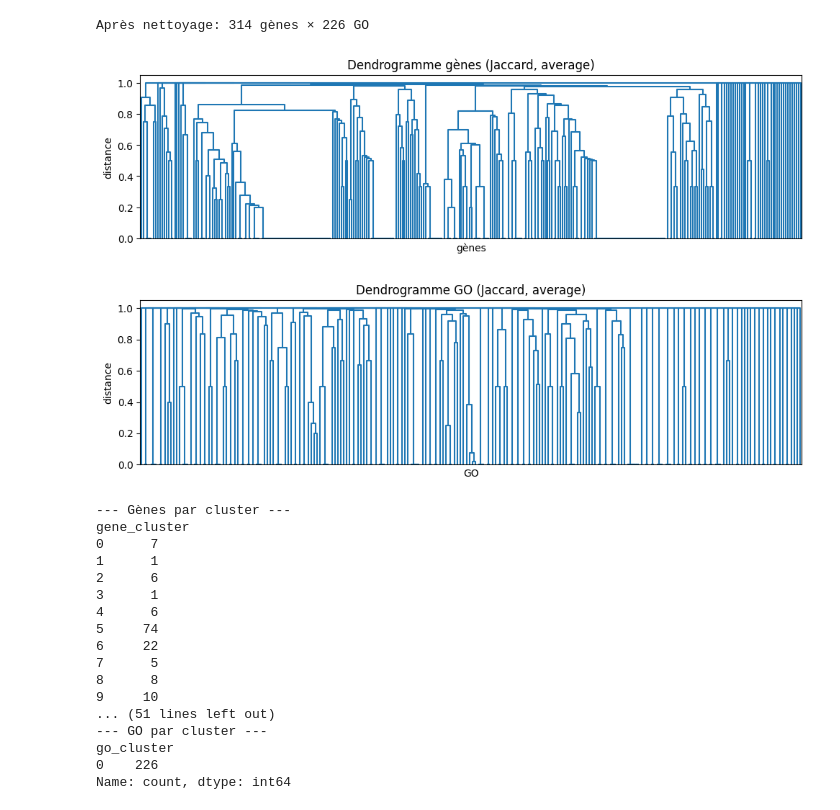
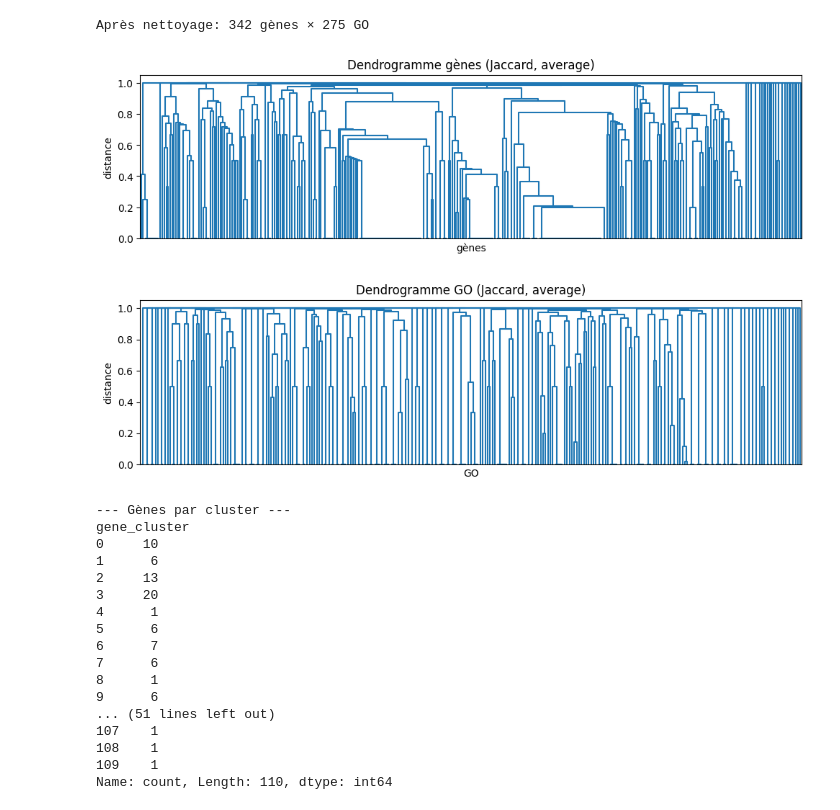
Before and after one commit to Imane-Mkt/Chlamy, a Jupyter notebook: Chlamy_Project_v2-main/Notebooks_Imane/GO.ipynb, the cells around one changed output. Cells and saved outputs as stored; diff of their text form; code cells hidden in the pictures.

```diff
--- a/Chlamy_Project_v2-main/Notebooks_Imane/GO.ipynb
+++ b/Chlamy_Project_v2-main/Notebooks_Imane/GO.ipynb
@@ -63,12 +39,12 @@ print(df.shape)
 # %%
 ### Biclustering
+
 def to_go_list(x):
     if isinstance(x, list):
         return [g for g in x if pd.notna(g)]
     if isinstance(x, str):
         return [g for g in x.split() if g]
     return []
-data = data.copy()
 data['GO'] = data['GO'].apply(to_go_list)
 
 data['n_GO_per_gene'] = data['GO'].apply(len)
@@ -84,8 +60,8 @@ print(f"# GO terms distincts = {n_go_total}")
 exploded = data[['mutated_genes', 'GO']].explode('GO').dropna()
 X = pd.crosstab(exploded['mutated_genes'], exploded['GO']).astype(np.int8)
 
-MIN_GENES_PER_GO = 3
-keep_go = (X.sum(axis=0) >= MIN_GENES_PER_GO)
+MIN_GENES_PER_GO = 0
+keep_go = (X.sum(axis=0) >= MIN_GENES_PER_GO)  #axis=0 for columns
 X = X.loc[:, keep_go]
 
 print(f"# GO terms après filtre (≥{MIN_GENES_PER_GO} gènes) = {X.shape[1]}")
@@ -126,14 +102,14 @@ X_ordered = X.iloc[row_order, col_order]
 gene_cluster_table = gene_labels.to_frame().reset_index(names='mutated_genes')
 go_cluster_table   = go_labels.to_frame().reset_index(names='GO')
 
-plt.figure(figsize=(8, 6))
-plt.imshow(X_ordered, aspect='auto', interpolation='nearest')
-plt.title('Biclustering (X réordonnée)')
-plt.xlabel('GO (réordonné)')
-plt.ylabel('Gènes (réordonné)')
-plt.colorbar(label='Présence GO')
-plt.tight_layout()
-plt.show()
+# plt.figure(figsize=(8, 6))
+# plt.imshow(X_ordered, aspect='auto', interpolation='nearest')
+# plt.title('Biclustering (X réordonnée)')
+# plt.xlabel('GO (réordonné)')
+# plt.ylabel('Gènes (réordonné)')
+# plt.colorbar(label='Présence GO')
+# plt.tight_layout()
+# plt.show()
 
 print("\n--- Aperçu gènes par cluster ---")
 print(gene_cluster_table['gene_cluster'].value_counts().sort_index())
@@ -269,0 +587,15 @@ Perdus par le filtre GO (trop rares): ['Cre10.g440850']
+# %%
+print("Number of aggregated GO terms:", len(aggregated_go_to_mutants))
+#### adding a column of aggregated GOs to the original DataFrame
+# df_mutants_gene_go : original DataFrame with 'mutant_ID' and 'GO' columns
+# aggregated_go_to_mutants : dict {GO_term : set_of_mutants}
+mut_to_aggGO = {}
+for go_term, mutants in aggregated_go_to_mutants.items():
+    for m in mutants:
+        mut_to_aggGO.setdefault(m, set()).add(go_term)
+
+df_out = df_mutants_gene_go.copy()
+df_out['Aggregated_GO'] = df_out['mutated_genes'].map(
+    lambda m: list(mut_to_aggGO.get(m, []))
+)
+print(df_out[['mutated_genes','GO','Aggregated_GO']].head())
@@ -270,5 +782,6 @@ Perdus par le filtre GO (trop rares): ['Cre10.g440850']
 # %%
 #  Jaccard dendogram
+#X = df_binary
 Xc = X.loc[X.sum(axis=1) > 0, X.sum(axis=0) > 0]
 print(f"Après nettoyage: {Xc.shape[0]} gènes × {Xc.shape[1]} GO")
 
@@ -292,7 +805,7 @@ plt.xlabel("GO"); plt.ylabel("distance")
 plt.tight_layout(); plt.show()
 
 ROW_THRESH = 0.9
-COL_THRESH = 1
+COL_THRESH = 0.9
 
 row_labels = fcluster(Z_rows, ROW_THRESH, criterion='distance') - 1
 col_labels = fcluster(Z_cols, COL_THRESH, criterion='distance') - 1
@@ -302,50 +815,50 @@ go_labels   = pd.Series(col_labels, index=Xc.columns, name='go_cluster')
 print("\n--- Gènes par cluster ---")
 print(gene_labels.value_counts().sort_index())
 print("\n--- GO par cluster ---")
 print(go_labels.value_counts().sort_index())
 
 rord = np.argsort(row_labels); cord = np.argsort(col_labels)
 X_ordered = Xc.iloc[rord, cord]
 
 plt.figure(figsize=(8,6))
 plt.imshow(X_ordered, aspect='auto', interpolation='nearest')
 plt.title('Biclustering hiérarchique (GO uniquement)')
 plt.xlabel('GO (réordonné)'); plt.ylabel('Gènes (réordonné)')
 plt.colorbar(label='1/0'); plt.tight_layout(); plt.show()
 
 def get_block(g_cluster, go_cluster):
     rows = gene_labels[gene_labels == g_cluster].index
     cols = go_labels[go_labels == go_cluster].index
     return rows.tolist(), cols.tolist()
 
 def block_density(rows, cols):
     if len(rows)==0 or len(cols)==0: return np.nan
     sub = Xc.loc[rows, cols].values
     return sub.sum() / (sub.shape[0]*sub.shape[1])
 
 for gk in sorted(gene_labels.unique()):
     for fk in sorted(go_labels.unique()):
         r,c = get_block(gk,fk)
         d = block_density(r,c)
         print(f"Bicluster ({gk},{fk}): {len(r)} gènes × {len(c)} GO, densité={d:.3f}")
 # %% [output]
-Après nettoyage: 314 gènes × 226 GO
+Après nettoyage: 342 gènes × 275 GO
-[figure, old version]
+[figure, new version]
-[figure, old version]
+[figure, new version]
 --- Gènes par cluster ---
 gene_cluster
-0      7
-1      1
-2      6
-3      1
-4      6
-5     74
-6     22
-7      5
-8      8
-9     10
+0     10
+1      6
+2     13
+3     20
+4      1
+5      6
+6      7
+7      6
+8      1
+9      6
 ... (51 lines left out)
---- GO par cluster ---
-go_cluster
-0    226
-Name: count, dtype: int64
+107    1
+108    1
+109    1
+Name: count, Length: 110, dtype: int64
```
Also changed, not shown: parts of 20 cells of this notebook.
